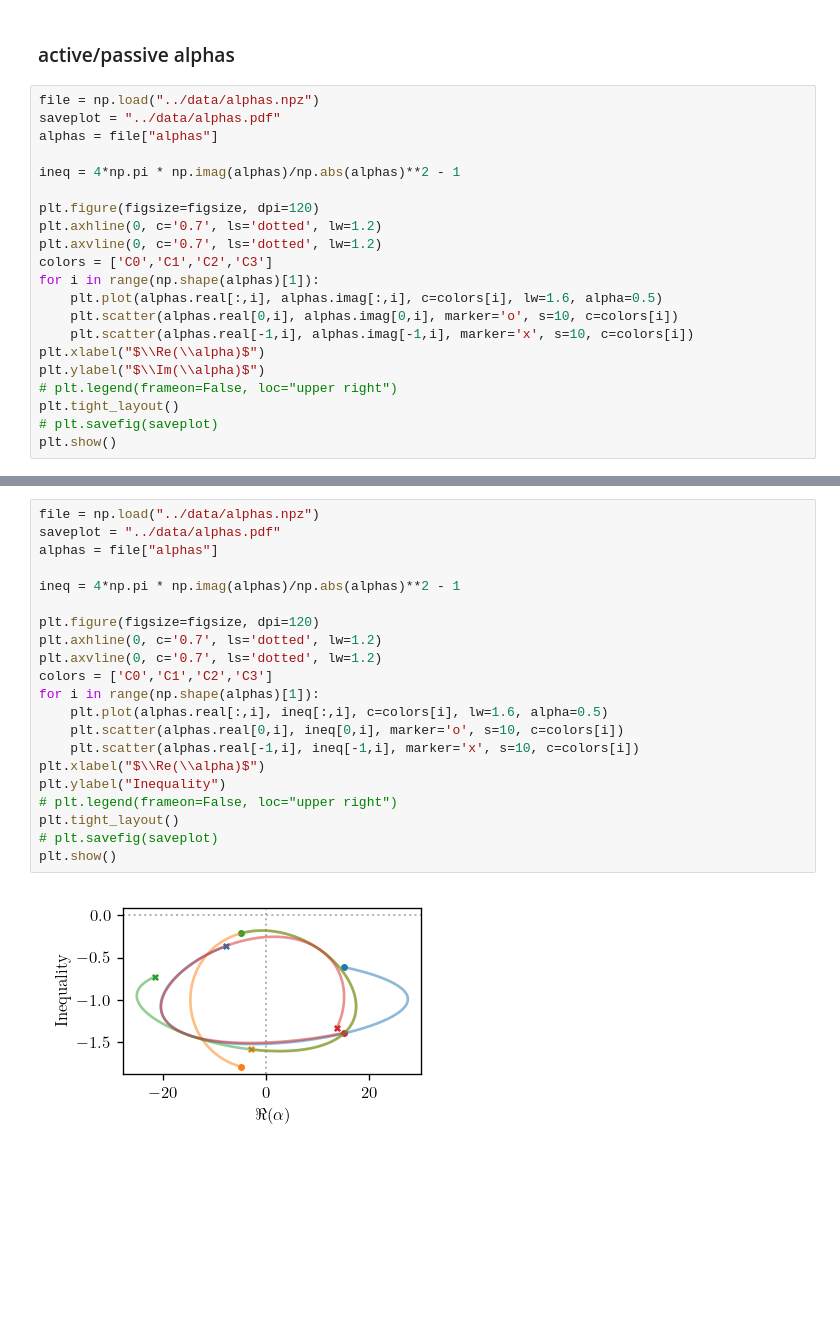
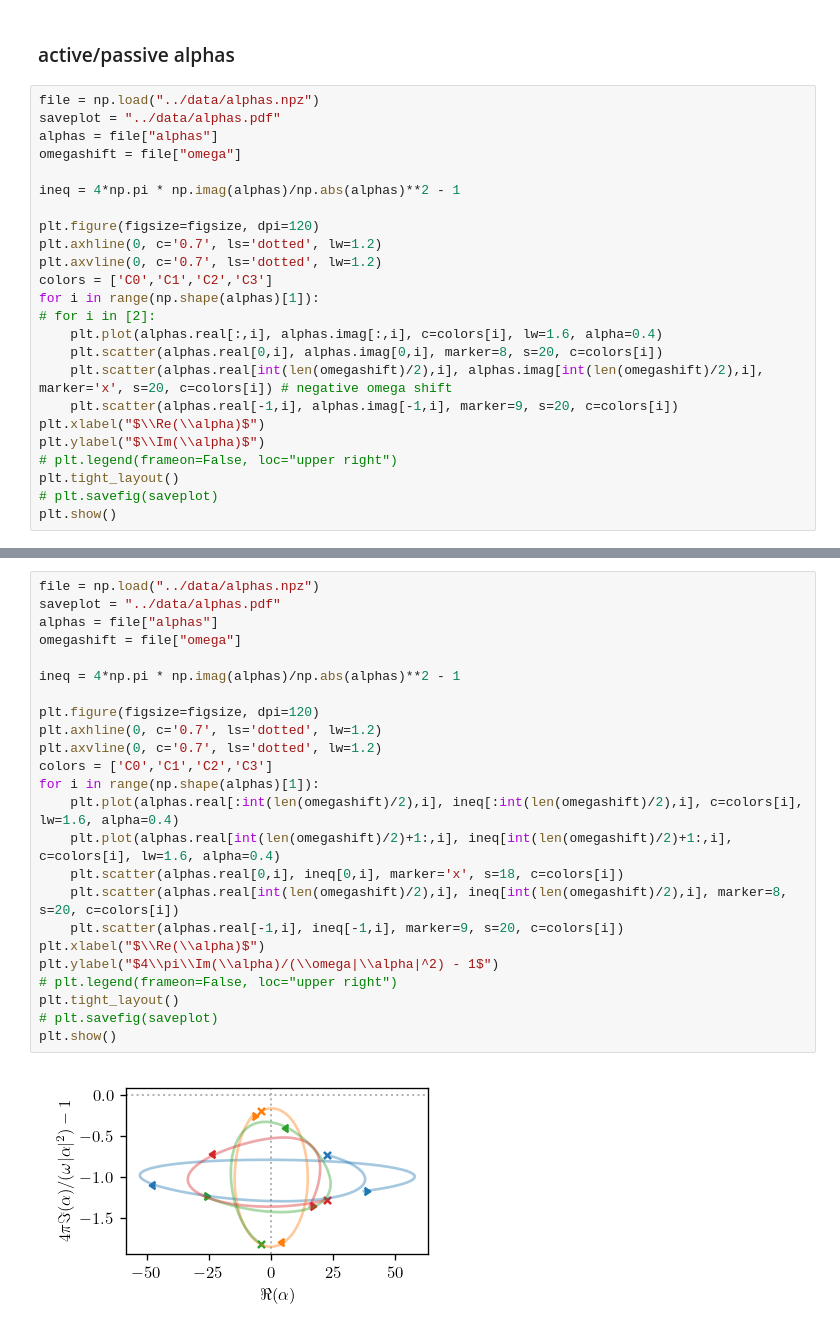
Before and after one commit to mekise/graph-theory-dda, a Jupyter notebook: notebooks/plot_paper.ipynb, the cells around one changed output, grey strips where cells are left out. Saved outputs shown, nothing was run; the diff lists cells and outputs as text; blank space fills up the shorter version.

```diff
--- a/notebooks/plot_paper.ipynb
+++ b/notebooks/plot_paper.ipynb
@@ -326,6 +306,7 @@ FF(alphas) = ComplexF64[6.303469119388311e-22 - 1.7827228252993073e-21im, 4.0657
 file = np.load("../data/alphas.npz")
 saveplot = "../data/alphas.pdf"
 alphas = file["alphas"]
+omegashift = file["omega"]
 
 ineq = 4*np.pi * np.imag(alphas)/np.abs(alphas)**2 - 1
 
@@ -334,9 +315,11 @@ plt.axhline(0, c='0.7', ls='dotted', lw=1.2)
 plt.axvline(0, c='0.7', ls='dotted', lw=1.2)
 colors = ['C0','C1','C2','C3']
 for i in range(np.shape(alphas)[1]):
-    plt.plot(alphas.real[:,i], alphas.imag[:,i], c=colors[i], lw=1.6, alpha=0.5)
-    plt.scatter(alphas.real[0,i], alphas.imag[0,i], marker='o', s=10, c=colors[i])
-    plt.scatter(alphas.real[-1,i], alphas.imag[-1,i], marker='x', s=10, c=colors[i])
+# for i in [2]:
+    plt.plot(alphas.real[:,i], alphas.imag[:,i], c=colors[i], lw=1.6, alpha=0.4)
+    plt.scatter(alphas.real[0,i], alphas.imag[0,i], marker=8, s=20, c=colors[i])
+    plt.scatter(alphas.real[int(len(omegashift)/2),i], alphas.imag[int(len(omegashift)/2),i], marker='x', s=20, c=colors[i]) # negative omega shift
+    plt.scatter(alphas.real[-1,i], alphas.imag[-1,i], marker=9, s=20, c=colors[i])
 plt.xlabel("$\\Re(\\alpha)$")
 plt.ylabel("$\\Im(\\alpha)$")
 # plt.legend(frameon=False, loc="upper right")
@@ -348,26 +331,29 @@ plt.show()
 # %%
 file = np.load("../data/alphas.npz")
 saveplot = "../data/alphas.pdf"
 alphas = file["alphas"]
+omegashift = file["omega"]
 
 ineq = 4*np.pi * np.imag(alphas)/np.abs(alphas)**2 - 1
 
 plt.figure(figsize=figsize, dpi=120)
 plt.axhline(0, c='0.7', ls='dotted', lw=1.2)
 plt.axvline(0, c='0.7', ls='dotted', lw=1.2)
 colors = ['C0','C1','C2','C3']
 for i in range(np.shape(alphas)[1]):
-    plt.plot(alphas.real[:,i], ineq[:,i], c=colors[i], lw=1.6, alpha=0.5)
-    plt.scatter(alphas.real[0,i], ineq[0,i], marker='o', s=10, c=colors[i])
-    plt.scatter(alphas.real[-1,i], ineq[-1,i], marker='x', s=10, c=colors[i])
+    plt.plot(alphas.real[:int(len(omegashift)/2),i], ineq[:int(len(omegashift)/2),i], c=colors[i], lw=1.6, alpha=0.4)
+    plt.plot(alphas.real[int(len(omegashift)/2)+1:,i], ineq[int(len(omegashift)/2)+1:,i], c=colors[i], lw=1.6, alpha=0.4)
+    plt.scatter(alphas.real[0,i], ineq[0,i], marker='x', s=18, c=colors[i])
+    plt.scatter(alphas.real[int(len(omegashift)/2),i], ineq[int(len(omegashift)/2),i], marker=8, s=20, c=colors[i])
+    plt.scatter(alphas.real[-1,i], ineq[-1,i], marker=9, s=20, c=colors[i])
 plt.xlabel("$\\Re(\\alpha)$")
-plt.ylabel("Inequality")
+plt.ylabel("$4\\pi\\Im(\\alpha)/(\\omega|\\alpha|^2) - 1$")
 # plt.legend(frameon=False, loc="upper right")
 plt.tight_layout()
 # plt.savefig(saveplot)
 plt.show()
 # %% [output]
-[figure, old version]
+[figure, new version]
 # %%
 file = np.load("../data/alphas.npz")
 saveplot = "../data/alphas.pdf"
```
Also changed, not shown: parts of 16 cells of this notebook, 1 other file.
